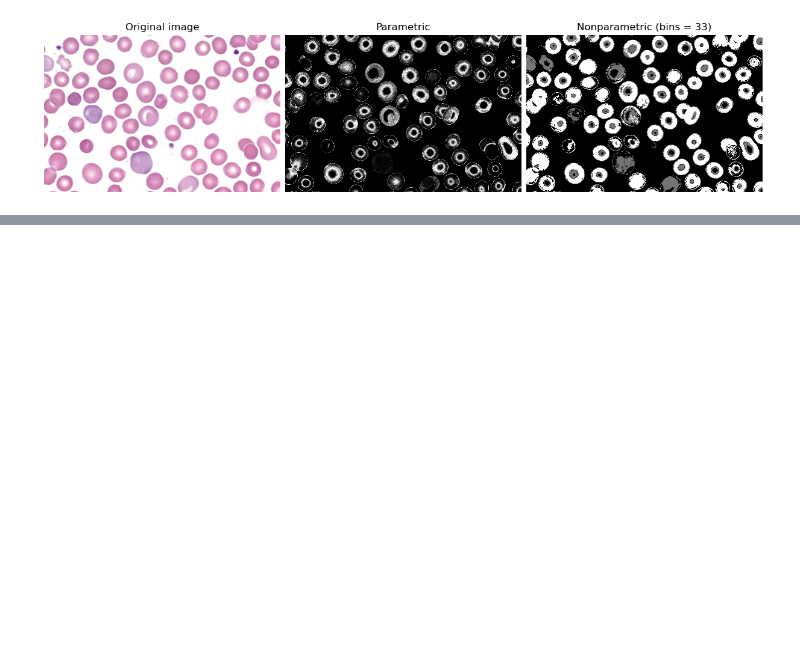
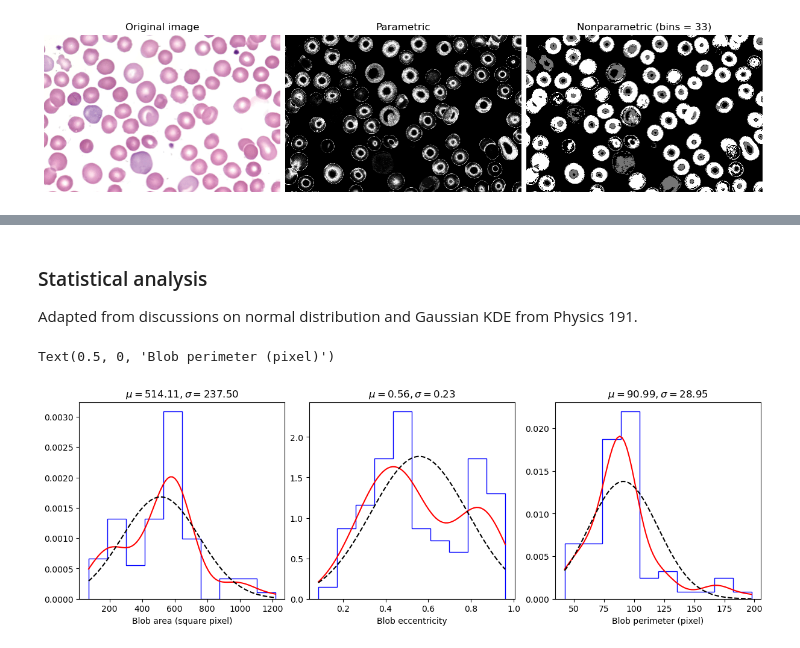
Before and after one commit to npcrmns/App-Physics-157, a Jupyter notebook: [7] Blob Analysis/Blob Analysis.ipynb, the cells around one changed output, grey strips where cells are left out. Drawn from its saved outputs; the diff is of its cells as text; code cells hidden in the pictures; blank space fills up the shorter version.

```diff
--- a/[7] Blob Analysis/Blob Analysis.ipynb
+++ b/[7] Blob Analysis/Blob Analysis.ipynb
@@ -243,0 +247,42 @@ for a in ax:
+# %% [markdown]
+### Statistical analysis
+
+Adapted from discussions on normal distribution and Gaussian KDE from Physics 191.
+# %%
+def normal_dist_fit(data_array):
+    domain = np.linspace(data_array.min(), data_array.max(), 1000)
+    mu, sigma = norm.fit(data_array)
+    return domain, norm.pdf(domain, mu, sigma)
+# %%
+def kde_dist_fit(data_array):
+    domain = np.linspace(data_array.min(), data_array.max(), len(data_array))
+    kernel = gaussian_kde(data_array)
+    kernel_pdf = kernel(domain)
+    return domain, kernel_pdf
+# %%
+area_data = rbc_area[rbc_area_filt]
+ecct_data = rbc_ecct[rbc_area_filt]
+perim_data = rbc_perimeter[rbc_area_filt]
+
+fig, ax = plt.subplots(1, 3, figsize = (12, 4), constrained_layout = True)
+
+ax[0].hist(area_data, color = "blue", histtype = "step", density = True)
+ax[0].plot(kde_dist_fit(area_data)[0], kde_dist_fit(area_data)[1], color = "red")
+ax[0].plot(normal_dist_fit(area_data)[0], normal_dist_fit(area_data)[1], color = "black", linestyle = "--")
+ax[0].set_title(r"$\mu = {:.2f}, \sigma = {:.2f}$".format(np.mean(area_data), np.std(area_data)))
+ax[0].set_xlabel("Blob area (square pixel)")
+
+ax[1].hist(ecct_data, color = "blue", histtype = "step", density = True)
+ax[1].plot(kde_dist_fit(ecct_data)[0], kde_dist_fit(ecct_data)[1], color = "red")
+ax[1].plot(normal_dist_fit(ecct_data)[0], normal_dist_fit(ecct_data)[1], color = "black", linestyle = "--")
+ax[1].set_title(r"$\mu = {:.2f}, \sigma = {:.2f}$".format(np.mean(ecct_data), np.std(ecct_data)))
+ax[1].set_xlabel("Blob eccentricity")
+
+ax[2].hist(perim_data, color = "blue", histtype = "step", density = True)
+ax[2].plot(kde_dist_fit(perim_data)[0], kde_dist_fit(perim_data)[1], color = "red")
+ax[2].plot(normal_dist_fit(perim_data)[0], normal_dist_fit(perim_data)[1], color = "black", linestyle = "--")
+ax[2].set_title(r"$\mu = {:.2f}, \sigma = {:.2f}$".format(np.mean(perim_data), np.std(perim_data)))
+ax[2].set_xlabel("Blob perimeter (pixel)")
+# %% [output]
+Text(0.5, 0, 'Blob perimeter (pixel)')
+[figure, added]
```
Also changed, not shown: parts of 6 cells of this notebook.
